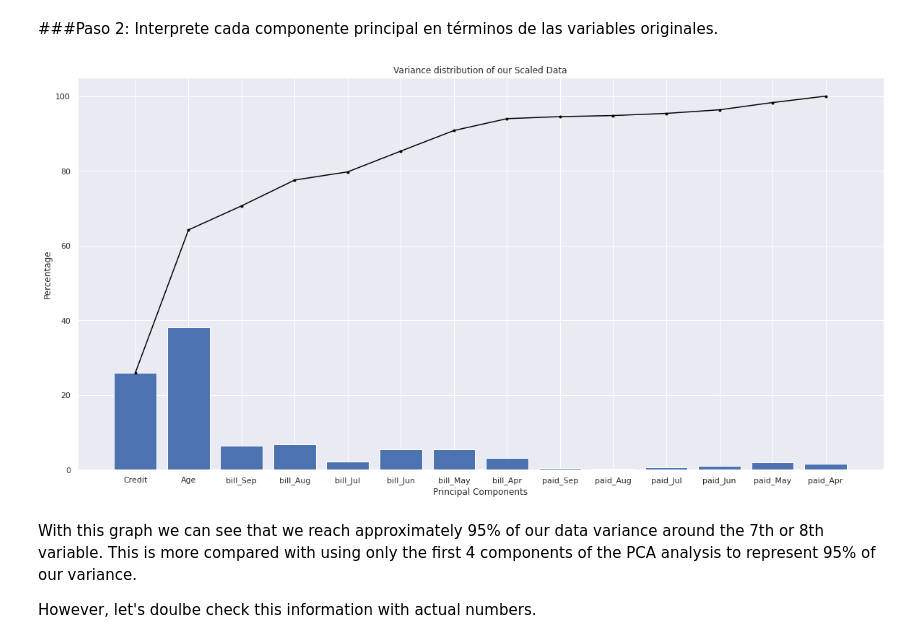
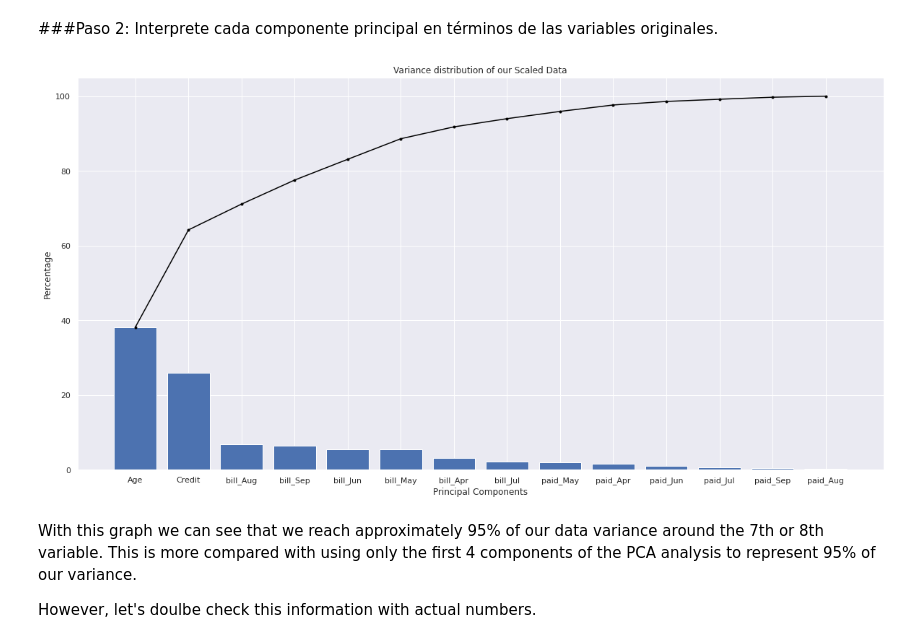
Before and after one commit to PosgradoMNA/actividades-del-projecto-team-1, a Jupyter notebook: Semana4_Actividad4_Team1.ipynb, the cells around one changed output. Drawn from its saved outputs; the diff is of its cells as text; code cells hidden in the pictures.

```diff
--- a/Semana4_Actividad4_Team1.ipynb
+++ b/Semana4_Actividad4_Team1.ipynb
@@ -213,21 +214,27 @@ Just as the bar graph described us, the minimum principal components that repres
 # %%
 total_var =scaled_df_num.var().sum()
 
 Explained_var_scaled=   (scaled_df_num.var()/ total_var)*100
-Acumulated_var_scaled= (scaled_df_num.var().cumsum() / total_var) *100
+df_scaled_variance= pd.DataFrame(Explained_var_scaled, columns=['Explained_var'])
+
+df_scaled_variance.sort_values(by=['Explained_var'], ascending=False, inplace=True)
+
+df_scaled_variance['Acumulated_var']= df_scaled_variance['Explained_var'].cumsum()
+
+
 
 fig = plt.figure(figsize = (20, 10))
 
 # creating the bar plot
-plt.bar(df_num.columns,Explained_var_scaled)
-plt.plot(df_num.columns,Acumulated_var_scaled, color='black', marker='.')
+plt.bar(df_scaled_variance.index,df_scaled_variance['Explained_var'])
+plt.plot(df_scaled_variance.index,df_scaled_variance['Acumulated_var'], color='black', marker='.')
 
 plt.xlabel("Principal Components")
 plt.ylabel("Percentage")
 plt.title("Variance distribution of our Scaled Data")
 plt.show()
 # %% [output]
-[figure, old version]
+[figure, new version]
 # %% [markdown]
 With this graph we can see that we reach approximately 95% of our data variance around the 7th or 8th variable. This is more compared with using only the first 4 components of the PCA analysis to represent 95% of our variance.
 
```
Also changed, not shown: parts of 9 cells of this notebook.
